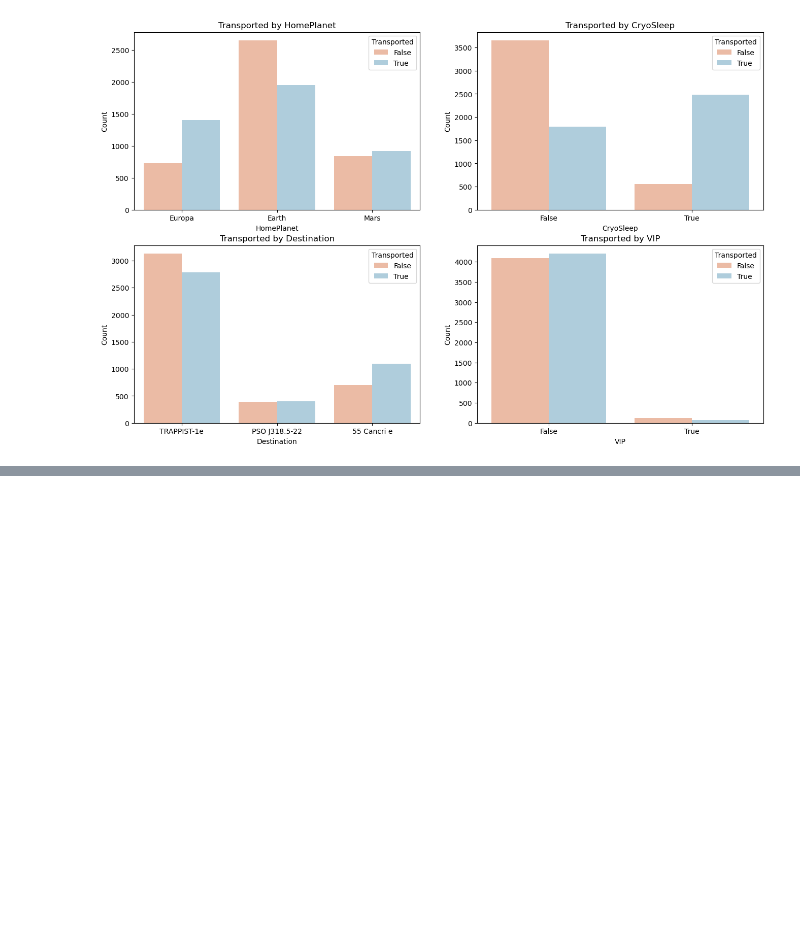
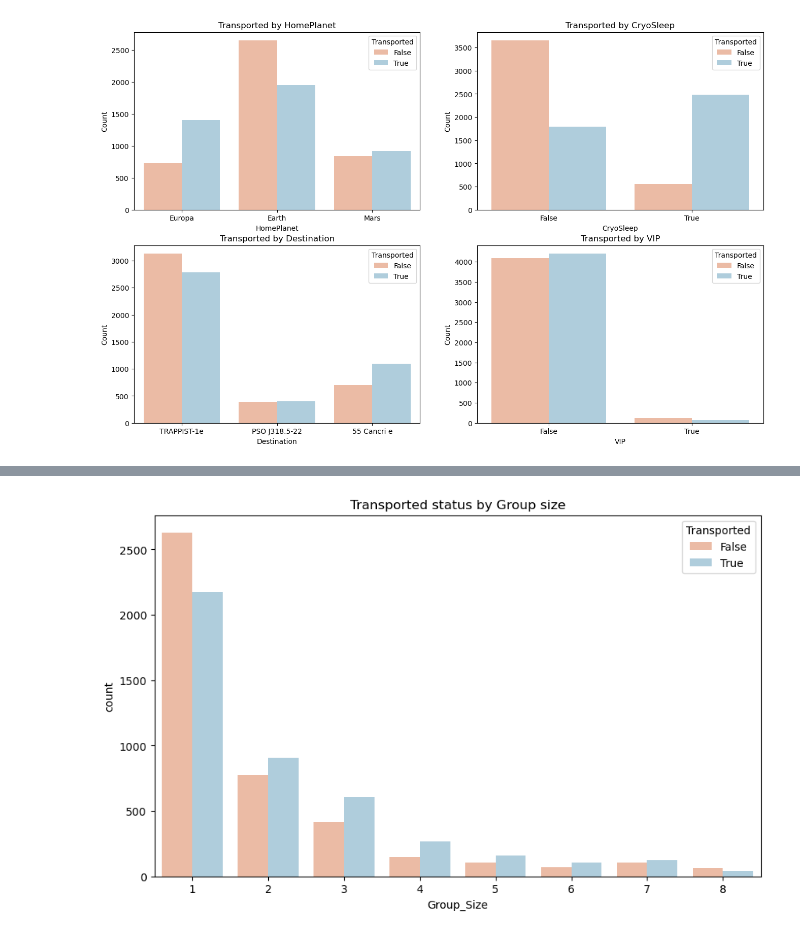
Before and after one commit to bkmund/spaceship-titanic, a Jupyter notebook: spaceship-eda.ipynb, the cells around one changed output, grey strips where cells are left out. Saved outputs shown, nothing was run; the diff lists cells and outputs as text; code cells hidden in the pictures; blank space fills up the shorter version.

```diff
--- a/spaceship-eda.ipynb
+++ b/spaceship-eda.ipynb
@@ -143,0 +151,10 @@ plt.show()
+# %%
+group_counts = train['GroupID'].value_counts()
+train["Group_Size"] = train["GroupID"].map(group_counts)
+
+plt.figure(figsize=(10,6))
+sns.countplot(data=train, x='Group_Size', hue='Transported', palette='RdBu')
+plt.title("Transported status by Group size")
+plt.show()
+# %% [output]
+[figure, added]
```
Also changed, not shown: parts of 6 cells of this notebook.
